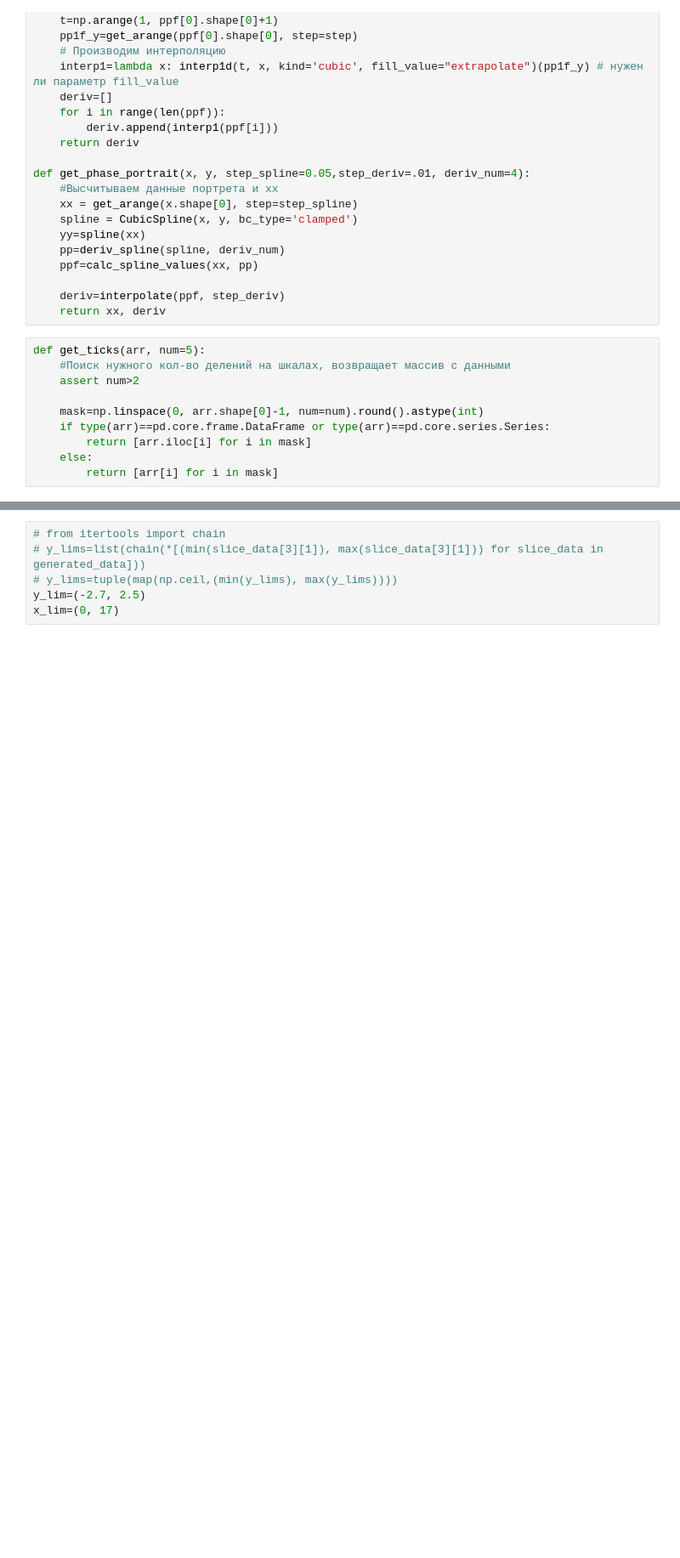
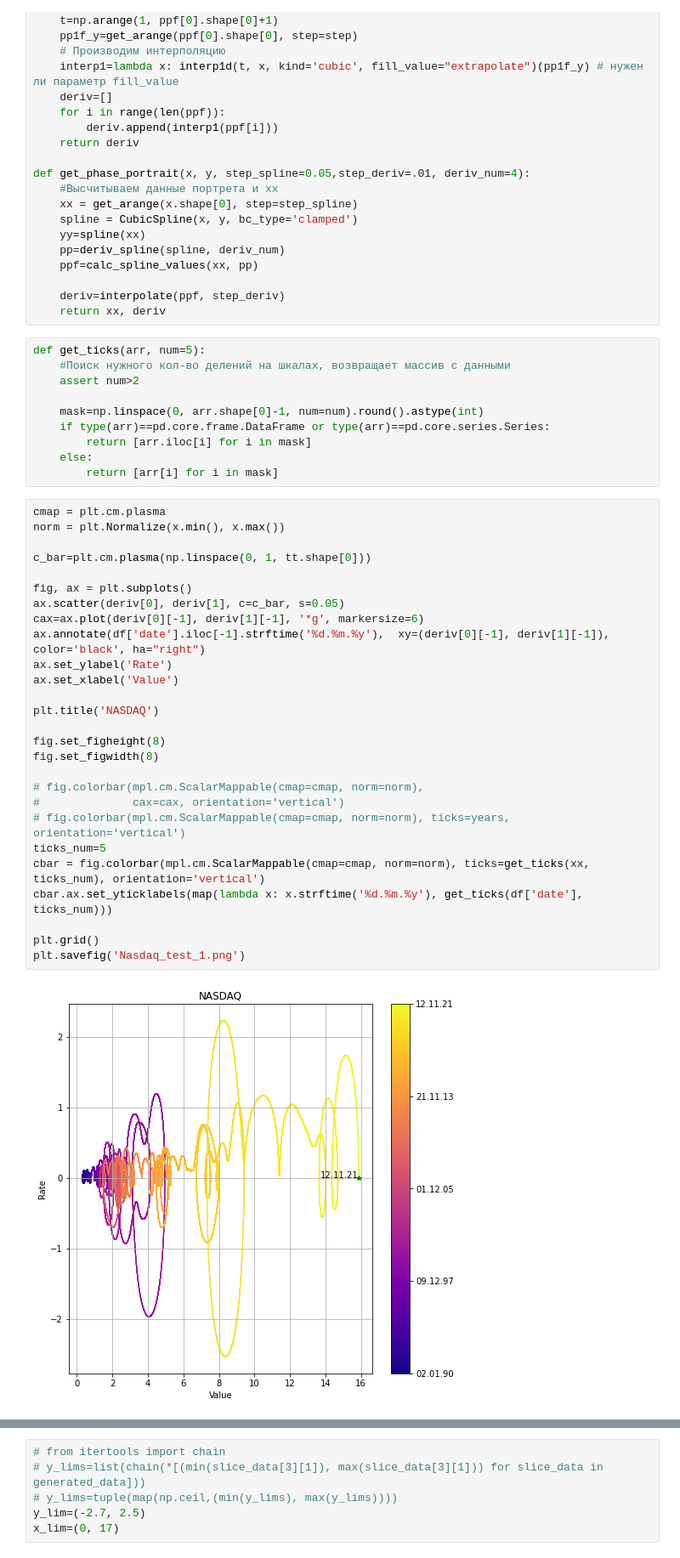
Before and after one commit to Karpovich-alex/phase-portrait-Nasdaq, a Jupyter notebook: Article-NASDAQ.ipynb, the cells around one changed output, grey strips where cells are left out. Shown at 85% size. Drawn from its saved outputs; the diff is of its cells as text; blank space fills up the shorter version.

```diff
--- a/Article-NASDAQ.ipynb
+++ b/Article-NASDAQ.ipynb
@@ -120,3 +98,32 @@ def get_ticks(arr, num=5):
         return [arr.iloc[i] for i in mask]
     else:
         return [arr[i] for i in mask]
+# %%
+cmap = plt.cm.plasma
+norm = plt.Normalize(x.min(), x.max())
+
+c_bar=plt.cm.plasma(np.linspace(0, 1, tt.shape[0]))
+
+fig, ax = plt.subplots()
+ax.scatter(deriv[0], deriv[1], c=c_bar, s=0.05)
+cax=ax.plot(deriv[0][-1], deriv[1][-1], '*g', markersize=6)
+ax.annotate(df['date'].iloc[-1].strftime('%d.%m.%y'),  xy=(deriv[0][-1], deriv[1][-1]), color='black', ha="right")
+ax.set_ylabel('Rate')
+ax.set_xlabel('Value')
+
+plt.title('NASDAQ')
+
+fig.set_figheight(8)
+fig.set_figwidth(8)
+
+# fig.colorbar(mpl.cm.ScalarMappable(cmap=cmap, norm=norm),
+#              cax=cax, orientation='vertical')
+# fig.colorbar(mpl.cm.ScalarMappable(cmap=cmap, norm=norm), ticks=years, orientation='vertical')
+ticks_num=5
+cbar = fig.colorbar(mpl.cm.ScalarMappable(cmap=cmap, norm=norm), ticks=get_ticks(xx, ticks_num), orientation='vertical')
+cbar.ax.set_yticklabels(map(lambda x: x.strftime('%d.%m.%y'), get_ticks(df['date'], ticks_num)))
+
+plt.grid()
+plt.savefig('Nasdaq_test_1.png')
+# %% [output]
+[figure, added]
```
Also changed, not shown: parts of 32 cells of this notebook, 2 other files.
